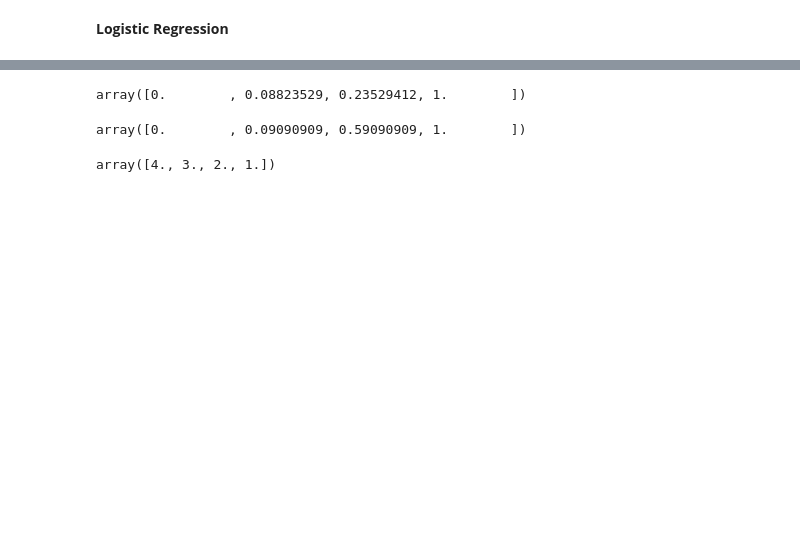
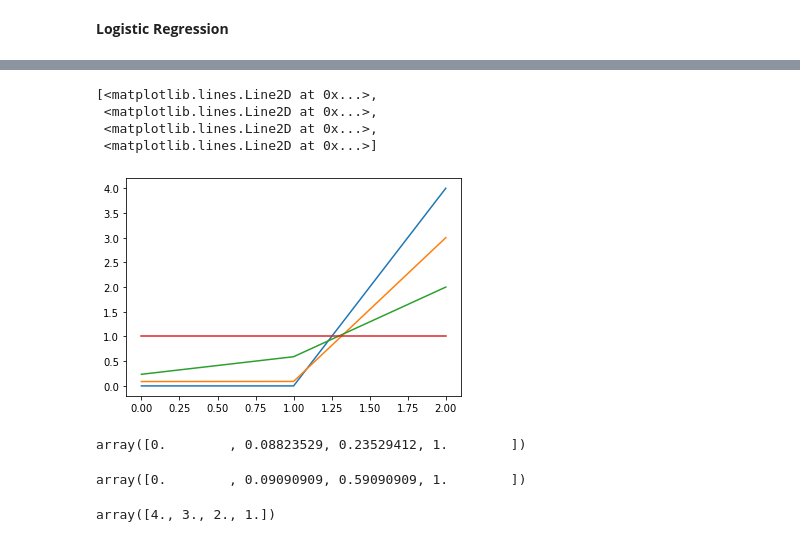
Before and after one commit to soham411/DataScience, a Jupyter notebook: Lab1/Lab1B.ipynb, the cells around one changed output, grey strips where cells are left out. Cells and saved outputs as stored; diff of their text form; code cells hidden in the pictures; blank space fills up the shorter version.

```diff
--- a/Lab1/Lab1B.ipynb
+++ b/Lab1/Lab1B.ipynb
@@ -293,3 +320,8 @@ x_train = dfTrain
 x_test = dfTest
 # %% [markdown]
 **Logistic Regression**
+# %%
+lr = LogisticRegression(random_state=0)
+lr.fit(x_train, y_train)
+y_predict = lr.predict(x_test)
+y_score = lr.score(x_test,y_test)
@@ -296,6 +362,8 @@ x_test = dfTest
 # %%
-lr = LogisticRegression(random_state=0)
-param_grid={"C":np.logspace(-3,3,10)}
+solvers = ['newton-cg', 'lbfgs', 'liblinear','sag', 'saga']
+c_values = [100, 10,-3,3, 1.0, 0.1, 0.01]
+penalty =["l1","l2"]
+param_grid={"C":c_values,"solver":solvers,}
 grid = GridSearchCV(lr, param_grid, cv=5, verbose=0)
 grid_search=grid.fit(x_train, y_train)
 print('The best value found for the hyperparameter C is ' + str(grid_search.best_params_['C']))
@@ -303,6 +371,7 @@ print('The best result on the training set using 5-Fold CV was ' + str(grid_sear
 y_pred = grid_search.predict(x_test)
 print('The best result predicting the test set was ' + str(accuracy_score(y_test, y_pred)))
 confusion_matrix(y_test, y_pred)
+pd.crosstab(y_test, y_pred, rownames=['True'], colnames=['Predicted'], margins=True)
 # %% [output]
 The best value found for the hyperparameter C is 0.1
 The best result on the training set using 5-Fold CV was 0.7031358885017422
@@ -313,5 +419,13 @@ array([[43,  5,  2],
 # %%
 fpr, tpr, thresholds = roc_curve(y_test, y_pred, pos_label=2)
+# %%
+plt.plot(roc_curve(y_test, y_pred, pos_label=2))
+# %% [output]
+[<matplotlib.lines.Line2D at 0x...>,
+ <matplotlib.lines.Line2D at 0x...>,
+ <matplotlib.lines.Line2D at 0x...>,
+ <matplotlib.lines.Line2D at 0x...>]
+[figure, added]
 # %%
 fpr
 # %% [output]
```
Also changed, not shown: parts of 19 cells of this notebook, 7 other files.
